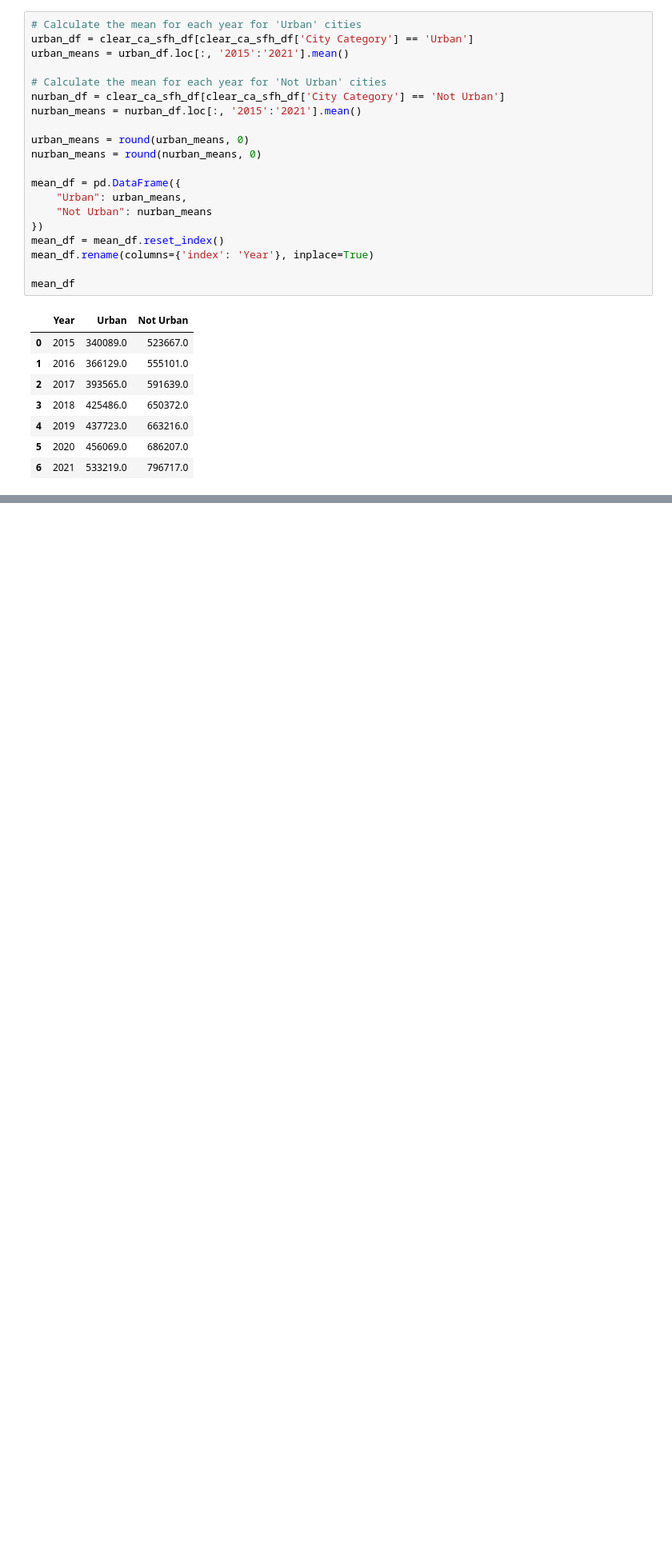
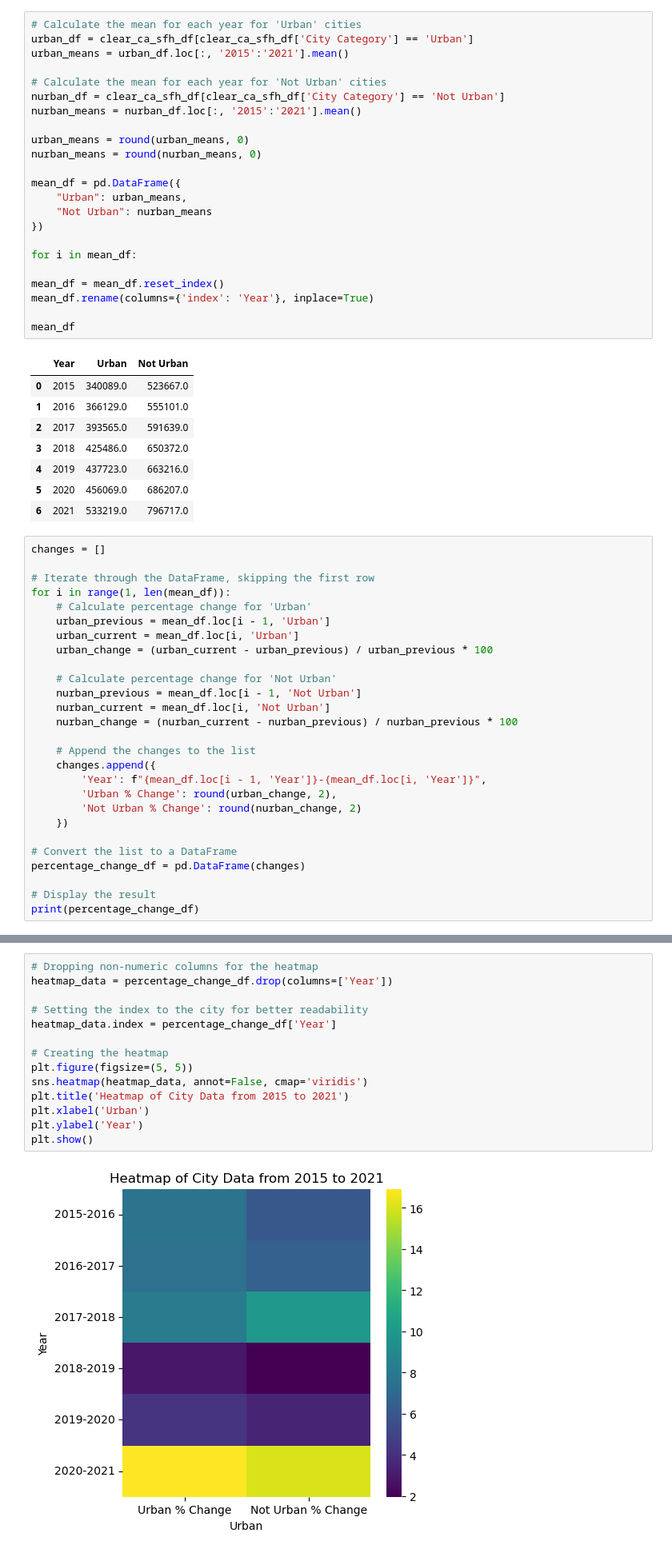
Before and after one commit to eshih22/team_project_1, a Jupyter notebook: Proximity-Major Cities Analysis.ipynb, the cells around one changed output, grey strips where cells are left out. Shown at 80% size. Cells and saved outputs as stored; diff of their text form; blank space fills up the shorter version.

```diff
--- a/Proximity-Major Cities Analysis.ipynb
+++ b/Proximity-Major Cities Analysis.ipynb
@@ -179,6 +159,9 @@ mean_df = pd.DataFrame({
     "Urban": urban_means,
     "Not Urban": nurban_means
 })
+
+for i in mean_df:
+
 mean_df = mean_df.reset_index()
 mean_df.rename(columns={'index': 'Year'}, inplace=True)
 
@@ -192,3 +175,30 @@ mean_df
 | 4 | 2019 | 437723.0 | 663216.0 |
 | 5 | 2020 | 456069.0 | 686207.0 |
 | 6 | 2021 | 533219.0 | 796717.0 |
+# %%
+changes = []
+
+# Iterate through the DataFrame, skipping the first row
+for i in range(1, len(mean_df)):
+    # Calculate percentage change for 'Urban'
+    urban_previous = mean_df.loc[i - 1, 'Urban']
+    urban_current = mean_df.loc[i, 'Urban']
+    urban_change = (urban_current - urban_previous) / urban_previous * 100
+
+    # Calculate percentage change for 'Not Urban'
+    nurban_previous = mean_df.loc[i - 1, 'Not Urban']
+    nurban_current = mean_df.loc[i, 'Not Urban']
+    nurban_change = (nurban_current - nurban_previous) / nurban_previous * 100
+
+    # Append the changes to the list
+    changes.append({
+        'Year': f"{mean_df.loc[i - 1, 'Year']}-{mean_df.loc[i, 'Year']}",
+        'Urban % Change': round(urban_change, 2),
+        'Not Urban % Change': round(nurban_change, 2)
+    })
+
+# Convert the list to a DataFrame
+percentage_change_df = pd.DataFrame(changes)
+
+# Display the result
+print(percentage_change_df)
@@ -195,3 +213,19 @@ mean_df
+# %%
+# Dropping non-numeric columns for the heatmap
+heatmap_data = percentage_change_df.drop(columns=['Year'])
+
+# Setting the index to the city for better readability
+heatmap_data.index = percentage_change_df['Year']
+
+# Creating the heatmap
+plt.figure(figsize=(5, 5))
+sns.heatmap(heatmap_data, annot=False, cmap='viridis')
+plt.title('Heatmap of City Data from 2015 to 2021')
+plt.xlabel('Urban')
+plt.ylabel('Year')
+plt.show()
+# %% [output]
+[figure, added]
 # %%
 mean_df.plot(kind="line", x='Year', y=["Urban", "Not Urban"], title="House Price Mean for Urban and Not Urban")
 plt.xlabel("Year")
```
Also changed, not shown: parts of 3 cells of this notebook.
